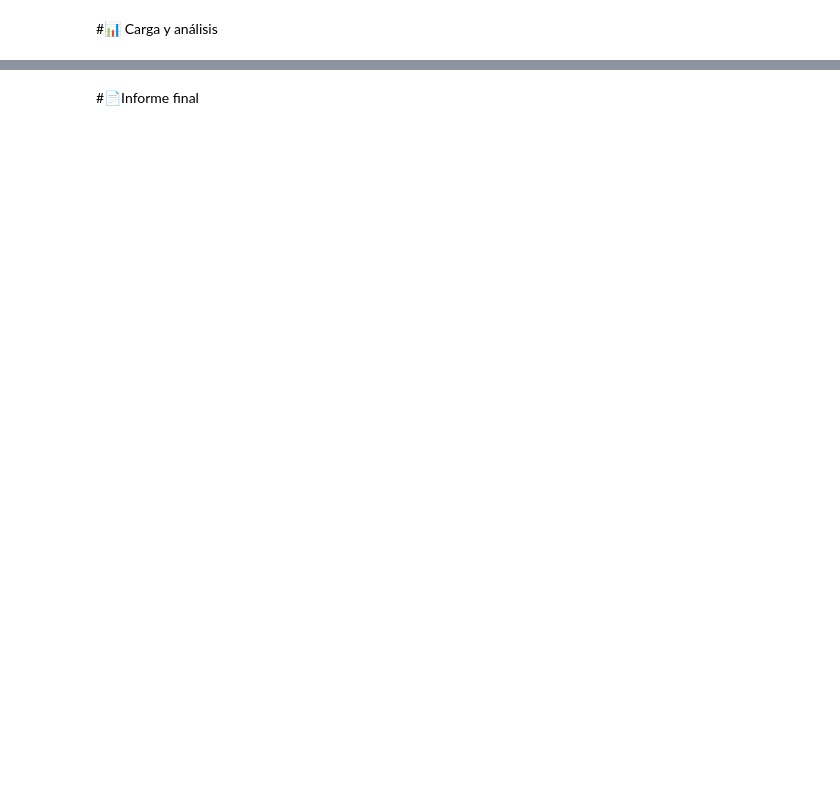
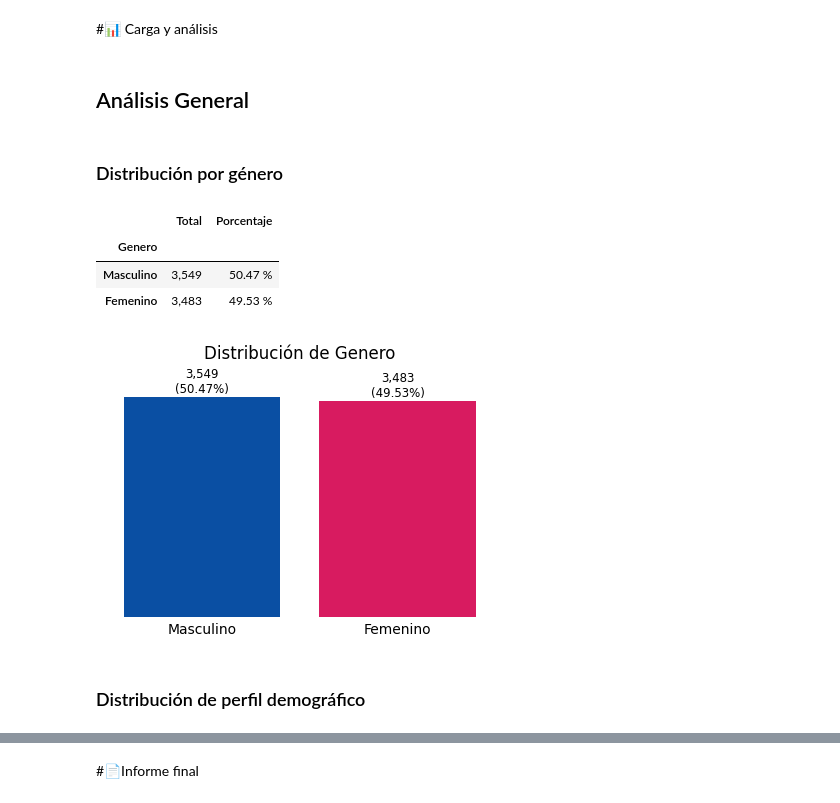
Before and after one commit to EddersonPR/challenge-telecom-x, a Jupyter notebook: TelecomX_LATAM.ipynb, the cells around one changed output, grey strips where cells are left out. Drawn from its saved outputs; the diff is of its cells as text; code cells hidden in the pictures; blank space fills up the shorter version.

```diff
--- a/TelecomX_LATAM.ipynb
+++ b/TelecomX_LATAM.ipynb
@@ -38,0 +215,4 @@ dtype: object
+# %%
+# Eliminar registros vacios o nulls
+df = df.dropna(subset=['Cargo_Total', 'Desercion'])
+df.info()
@@ -38,0 +263,6 @@ dtype: object
+# %%
+columnas_object = df.select_dtypes(include='object').columns
+
+for col in columnas_object:
+    print(f"\n Columna: {col}")
+    print(df[col].value_counts())
@@ -38,0 +326,10 @@ dtype: object
+# %%
+map_binario = {'No': 0, 'Si': 1, 'Yes': 1}
+
+cols_binarias = [
+    'Pareja', 'Desercion', 'Dependientes',
+    'Servicio_Telefono', 'Facturacion_Sin_Papel'
+]
+
+df[cols_binarias] = df[cols_binarias].replace(map_binario)
+df.head()
@@ -39,2 +344,55 @@ dtype: object
 # %% [markdown]
 #📊 Carga y análisis
+# %% [markdown]
+## Análisis General
+# %% [markdown]
+### Distribución por género
+# %%
+# Distribución del género
+frecuencia_genero = df['Genero'].value_counts()
+porcentaje = df['Genero'].value_counts(normalize=True) * 100
+
+resumen = pd.DataFrame({
+    'Total': frecuencia_genero,
+    'Porcentaje': porcentaje
+})
+
+resumen['Total'] = resumen['Total'].apply(lambda x: f'{x:,.0f}')
+resumen['Porcentaje'] = resumen['Porcentaje'].apply(lambda x: f'{x:,.2f} %')
+
+resumen
+# %% [output]
+|  | Total | Porcentaje |
+| Genero |  |  |
+| Masculino | 3,549 | 50.47 % |
+| Femenino | 3,483 | 49.53 % |
+# %%
+# Dataframe
+frecuencia_genero = df['Genero'].value_counts()
+porcentaje = df['Genero'].value_counts(normalize=True) * 100
+
+colores = ['#0A4FA3', '#d81b60']  # Colores asignados para cada barra
+
+fig, ax = plt.subplots(figsize=(5,3))  # Creamos la figura y los ejes con tamaño definido
+
+ax.set_frame_on(False)  # Ocultamos el marco del gráfico
+ax.tick_params(axis='x', which = 'both', size = 0) # Quitamos los ticks del eje X
+
+ax.bar(frecuencia_genero.index, frecuencia_genero.values, color=colores)  # Dibujamos las barras
+
+ax.set_title('Distribución de Genero', pad=20)  # Título con separación ajustada
+ax.set_yticks([])  # Quitamos las marcas y etiquetas del eje Y
+
+
+# Añadimos etiquetas numéricas encima de cada barra
+for i, (total, pct) in enumerate(zip(frecuencia_genero.values, porcentaje.values)):
+    ax.text(i, total + 30,
+            f'{total:,.0f}\n({pct:.2f}%)',          # Ubicación y formato del valor
+            color='black', fontsize=8.5,
+            ha='center', va='bottom')
+
+plt.show()
+# %% [output]
+[figure, added]
+# %% [markdown]
+### Distribución de perfil demográfico
```
Also changed, not shown: parts of 49 cells of this notebook.
